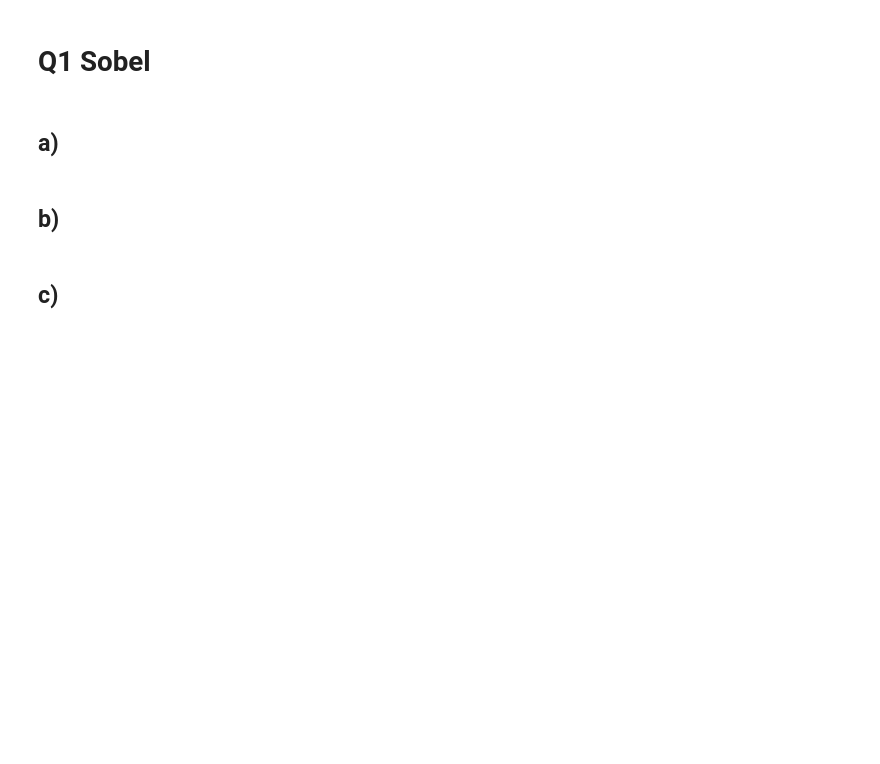
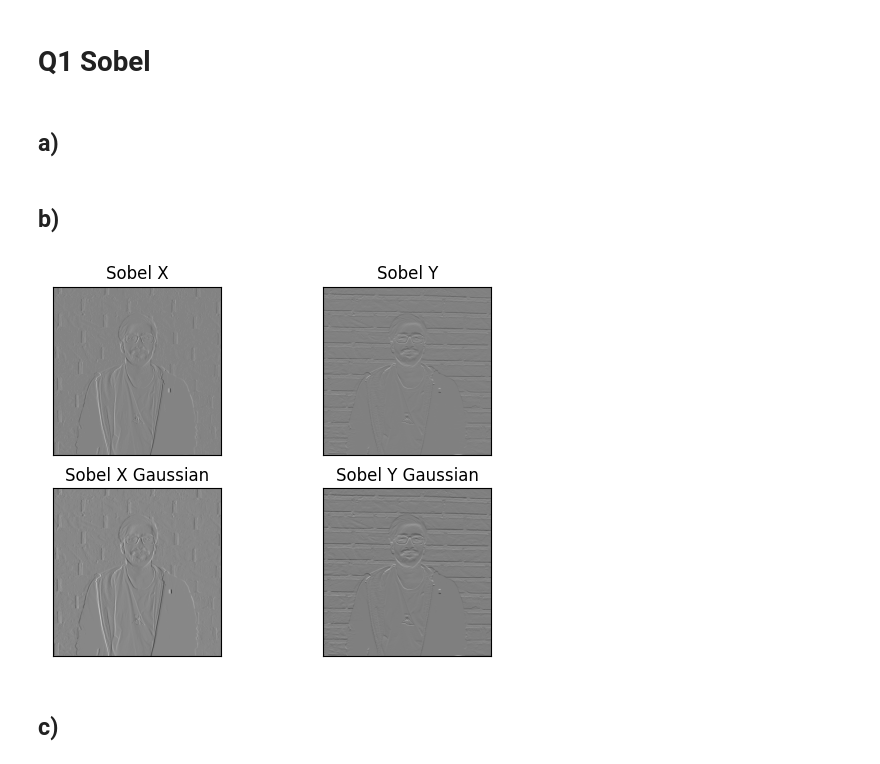
Before and after one commit to mhhasani/computer-vision, a Jupyter notebook: HW2/Q1.ipynb, the cells around one changed output. Saved outputs shown, nothing was run; the diff lists cells and outputs as text; code cells hidden in the pictures; blank space fills up the shorter version.

```diff
--- a/HW2/Q1.ipynb
+++ b/HW2/Q1.ipynb
@@ -15,2 +31,6 @@ def convolve(matrix, kernel):
+# %%
+# generate horizontal and vertical kernels
+horizontal_kernel = np.array([[-1, 0, 1], [-2, 0, 2], [-1, 0, 1]])
+vertical_kernel = np.array([[-1, -2, -1], [0, 0, 0], [1, 2, 1]])
 # %%
 # convolve the initial matrix with kernels
@@ -20,3 +45,8 @@ def convolve(matrix, kernel):
 ## b)
 # %%
 # load image and convert it to gray scale
+import cv2
+import matplotlib.pyplot as plt
+
+img = cv2.imread('images/afshin.jpg')
+gray = cv2.cvtColor(img, cv2.COLOR_BGR2GRAY)
@@ -27,2 +53,25 @@ def convolve(matrix, kernel):
+# %%
+# define gaussian kernel (3*3)
+gaussian_kernel = np.array([[1, 2, 1], [2, 4, 2], [1, 2, 1]]) / 16
+# %%
+# generate Sobel outputs for 2 cases with gaussion filter and without gaussion filter and compare them
+# without cv2
+sobelx = convolve(gray, horizontal_kernel)
+sobely = convolve(gray, vertical_kernel)
+sobelx_gaussian = convolve(convolve(gray, gaussian_kernel), horizontal_kernel)
+sobely_gaussian = convolve(convolve(gray, gaussian_kernel), vertical_kernel)
+
+# plot the results
+plt.subplot(2, 2, 1), plt.imshow(sobelx, cmap='gray')
+plt.title('Sobel X'), plt.xticks([]), plt.yticks([])
+plt.subplot(2, 2, 2), plt.imshow(sobely, cmap='gray')
+plt.title('Sobel Y'), plt.xticks([]), plt.yticks([])
+plt.subplot(2, 2, 3), plt.imshow(sobelx_gaussian, cmap='gray')
+plt.title('Sobel X Gaussian'), plt.xticks([]), plt.yticks([])
+plt.subplot(2, 2, 4), plt.imshow(sobely_gaussian, cmap='gray')
+plt.title('Sobel Y Gaussian'), plt.xticks([]), plt.yticks([])
+plt.show()
+# %% [output]
+[figure, added]
 # %% [markdown]
 ## c)
```
Also changed, not shown: parts of 10 cells of this notebook.
